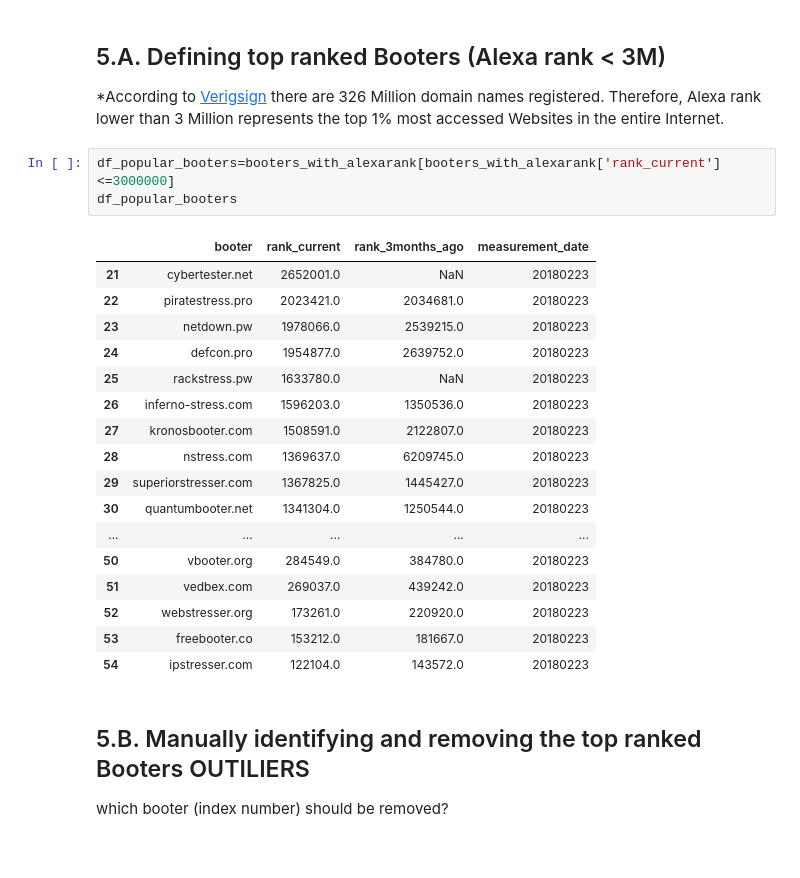
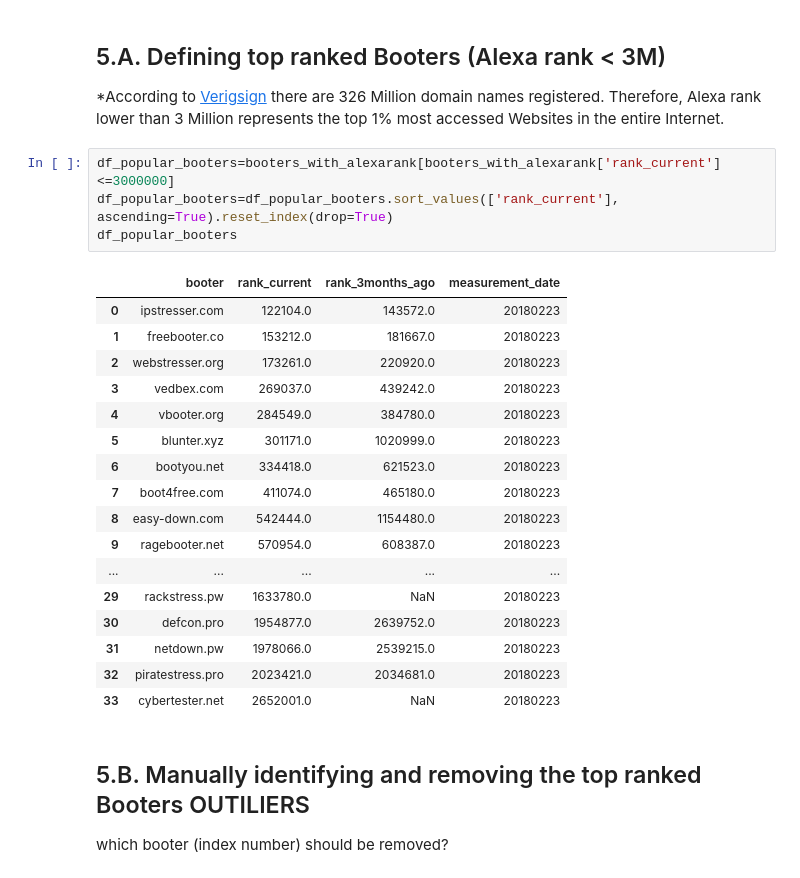
Before and after one commit to jjsantanna/booters_ecosystem_analysis, a Jupyter notebook: booters_ecosystem_analysis.ipynb, the cells around one changed output. Saved outputs shown, nothing was run; the diff lists cells and outputs as text.

```diff
--- a/booters_ecosystem_analysis.ipynb
+++ b/booters_ecosystem_analysis.ipynb
@@ -279,25 +279,26 @@ fig.savefig(output_figures+'domain_creation_expiration_scatter.eps', bbox_inches
 *According to [Verigsign](https://investor.verisign.com/releasedetail.cfm?releaseid=980215) there are 326 Million domain names registered. Therefore, Alexa rank lower than 3 Million represents the top 1% most accessed Websites in the entire Internet.
 # %%
 df_popular_booters=booters_with_alexarank[booters_with_alexarank['rank_current']<=3000000]
+df_popular_booters=df_popular_booters.sort_values(['rank_current'], ascending=True).reset_index(drop=True)
 df_popular_booters
 # %% [output]
 |  | booter | rank_current | rank_3months_ago | measurement_date |
-| 21 | cybertester.net | 2652001.0 | NaN | 20180223 |
-| 22 | piratestress.pro | 2023421.0 | 2034681.0 | 20180223 |
-| 23 | netdown.pw | 1978066.0 | 2539215.0 | 20180223 |
-| 24 | defcon.pro | 1954877.0 | 2639752.0 | 20180223 |
-| 25 | rackstress.pw | 1633780.0 | NaN | 20180223 |
-| 26 | inferno-stress.com | 1596203.0 | 1350536.0 | 20180223 |
-| 27 | kronosbooter.com | 1508591.0 | 2122807.0 | 20180223 |
-| 28 | nstress.com | 1369637.0 | 6209745.0 | 20180223 |
-| 29 | superiorstresser.com | 1367825.0 | 1445427.0 | 20180223 |
-| 30 | quantumbooter.net | 1341304.0 | 1250544.0 | 20180223 |
+| 0 | ipstresser.com | 122104.0 | 143572.0 | 20180223 |
+| 1 | freebooter.co | 153212.0 | 181667.0 | 20180223 |
+| 2 | webstresser.org | 173261.0 | 220920.0 | 20180223 |
+| 3 | vedbex.com | 269037.0 | 439242.0 | 20180223 |
+| 4 | vbooter.org | 284549.0 | 384780.0 | 20180223 |
+| 5 | blunter.xyz | 301171.0 | 1020999.0 | 20180223 |
+| 6 | bootyou.net | 334418.0 | 621523.0 | 20180223 |
+| 7 | boot4free.com | 411074.0 | 465180.0 | 20180223 |
+| 8 | easy-down.com | 542444.0 | 1154480.0 | 20180223 |
+| 9 | ragebooter.net | 570954.0 | 608387.0 | 20180223 |
 | ... | ... | ... | ... | ... |
-| 50 | vbooter.org | 284549.0 | 384780.0 | 20180223 |
-| 51 | vedbex.com | 269037.0 | 439242.0 | 20180223 |
-| 52 | webstresser.org | 173261.0 | 220920.0 | 20180223 |
-| 53 | freebooter.co | 153212.0 | 181667.0 | 20180223 |
-| 54 | ipstresser.com | 122104.0 | 143572.0 | 20180223 |
+| 29 | rackstress.pw | 1633780.0 | NaN | 20180223 |
+| 30 | defcon.pro | 1954877.0 | 2639752.0 | 20180223 |
+| 31 | netdown.pw | 1978066.0 | 2539215.0 | 20180223 |
+| 32 | piratestress.pro | 2023421.0 | 2034681.0 | 20180223 |
+| 33 | cybertester.net | 2652001.0 | NaN | 20180223 |
 # %% [markdown]
 ## 5.B. Manually identifying and removing the top ranked Booters OUTILIERS
 which booter (index number) should be removed?
```
Also changed, not shown: parts of 32 cells of this notebook, 23 other files.
